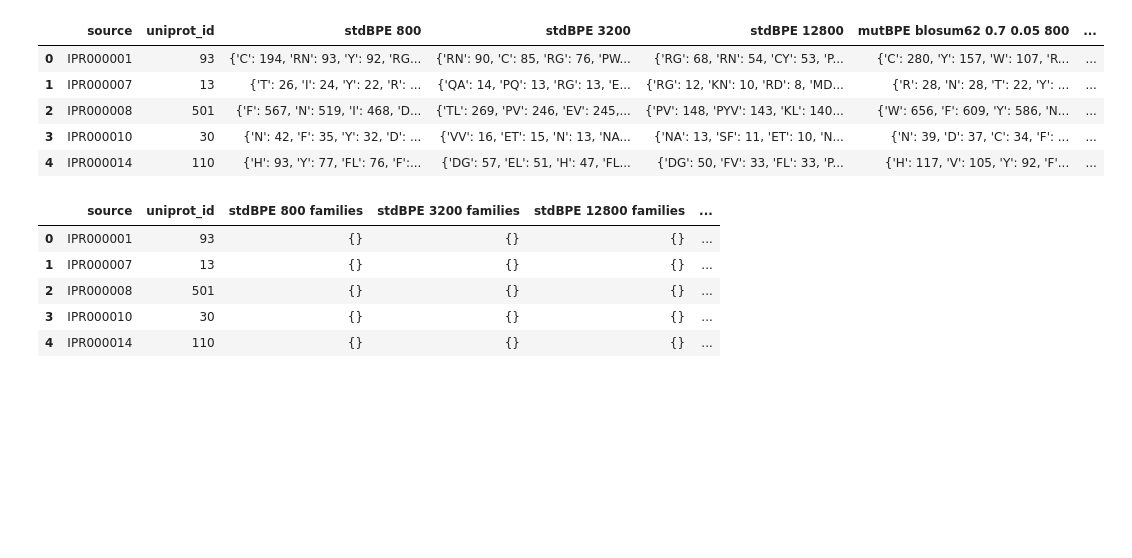
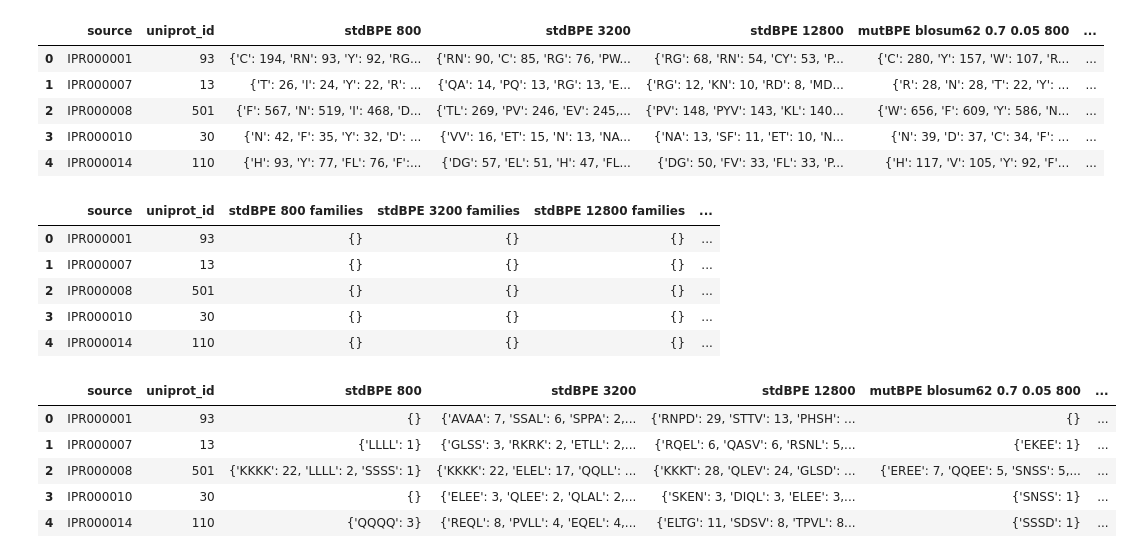
Before and after one commit to boun-tabi-lifelu/evolutionary-subword-tokenization, a Jupyter notebook: Prog/token_family_vs_domains.ipynb, the cells around one changed output. Cells and saved outputs as stored; diff of their text form; code cells hidden in the pictures; blank space fills up the shorter version.

```diff
--- a/Prog/token_family_vs_domains.ipynb
+++ b/Prog/token_family_vs_domains.ipynb
@@ -268,3 +288,17 @@ df_domains_family_counts_agg.head()
 | 2 | IPR000008 | 501 | {} | {} | {} | ... |
 | 3 | IPR000010 | 30 | {} | {} | {} | ... |
 | 4 | IPR000014 | 110 | {} | {} | {} | ... |
+# %%
+def remove_short_keys(d, key_len):
+    return {k: v for k, v in d.items() if len(k) >= key_len}
+# %%
+key_len = 4
+df_domains_counts_agg_keylen = pd.concat([df_domains_counts_agg.iloc[:,:2], df_domains_counts_agg.iloc[:,2:].map(remove_short_keys, key_len=key_len)], axis=1)
+df_domains_counts_agg_keylen.head()
+# %% [output]
+|  | source | uniprot_id | stdBPE 800 | stdBPE 3200 | stdBPE 12800 | mutBPE blosum62 0.7 0.05 800 | ... |
+| 0 | IPR000001 | 93 | {} | {'AVAA': 7, 'SSAL': 6, 'SPPA': 2,... | {'RNPD': 29, 'STTV': 13, 'PHSH': ... | {} | ... |
+| 1 | IPR000007 | 13 | {'LLLL': 1} | {'GLSS': 3, 'RKRK': 2, 'ETLL': 2,... | {'RQEL': 6, 'QASV': 6, 'RSNL': 5,... | {'EKEE': 1} | ... |
+| 2 | IPR000008 | 501 | {'KKKK': 22, 'LLLL': 2, 'SSSS': 1} | {'KKKK': 22, 'ELEL': 17, 'QQLL': ... | {'KKKT': 28, 'QLEV': 24, 'GLSD': ... | {'EREE': 7, 'QQEE': 5, 'SNSS': 5,... | ... |
+| 3 | IPR000010 | 30 | {} | {'ELEE': 3, 'QLEE': 2, 'QLAL': 2,... | {'SKEN': 3, 'DIQL': 3, 'ELEE': 3,... | {'SNSS': 1} | ... |
+| 4 | IPR000014 | 110 | {'QQQQ': 3} | {'REQL': 8, 'PVLL': 4, 'EQEL': 4,... | {'ELTG': 11, 'SDSV': 8, 'TPVL': 8... | {'SSSD': 1} | ... |
```
Also changed, not shown: parts of 24 cells of this notebook.
